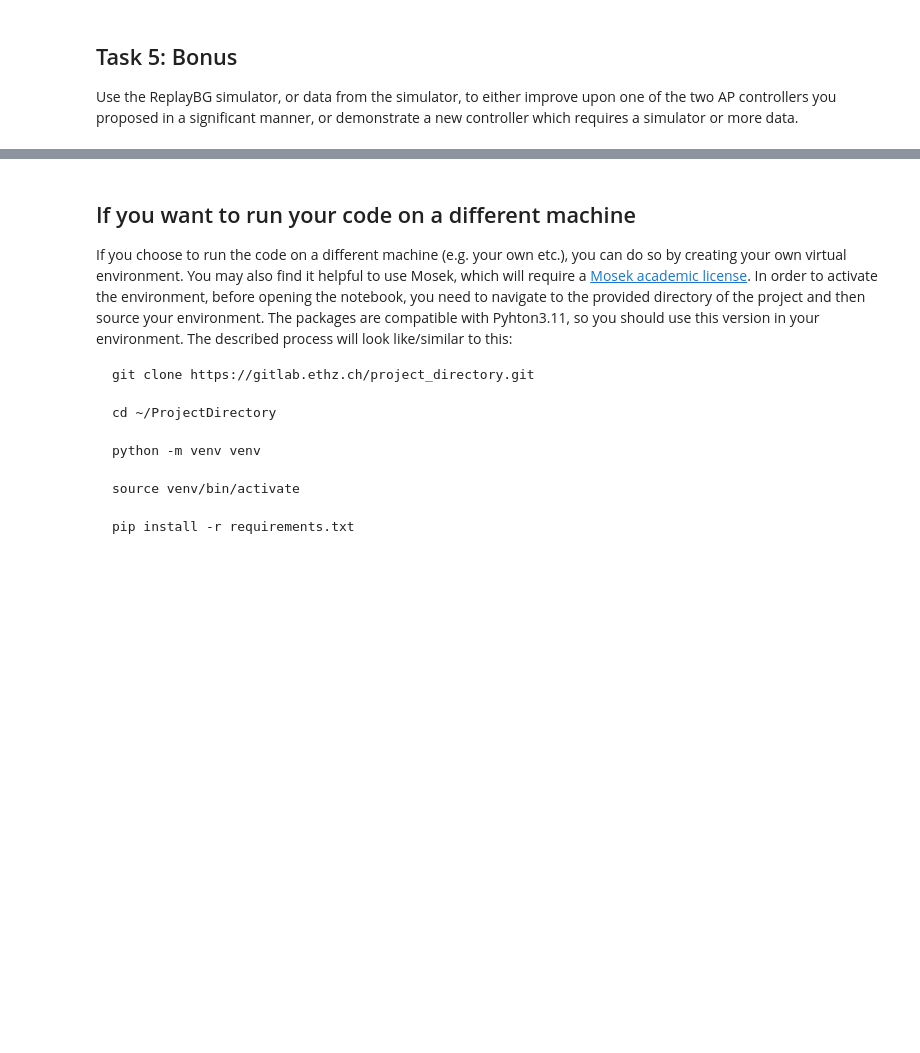
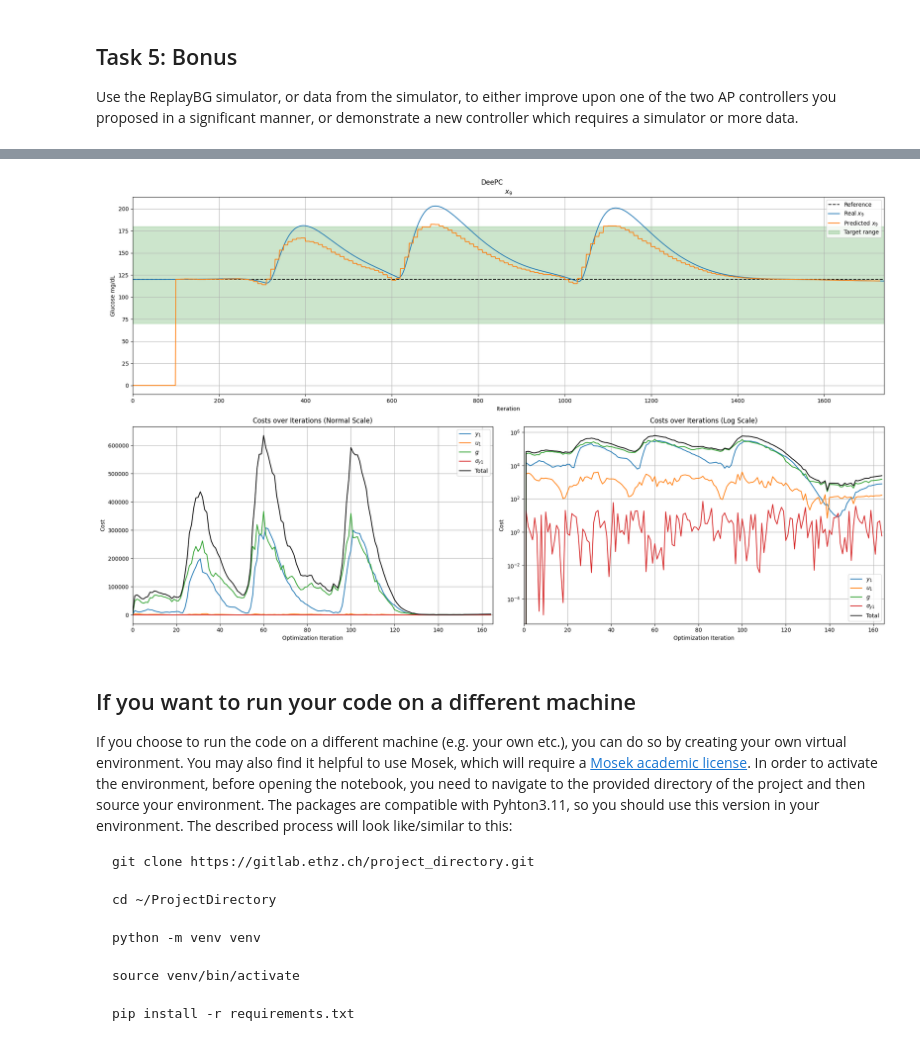
Before and after one commit to Jackmastro/MPC_DeePC_COCO, a Jupyter notebook: COCO2024project_GiacomoMastroddi.ipynb, the cells around one changed output, grey strips where cells are left out. Saved outputs shown, nothing was run; the diff lists cells and outputs as text; code cells hidden in the pictures; blank space fills up the shorter version.

```diff
--- a/COCO2024project_GiacomoMastroddi.ipynb
+++ b/COCO2024project_GiacomoMastroddi.ipynb
@@ -1701,3 +2134,92 @@ Use the ReplayBG simulator, or data from the simulator, to either improve upon o
+# %%
+##################################### Post-Processing - Additional Plots - Bonus ###################################
+tot_cost = controller_DeePC.tot_cost
+y1_cost = np.zeros(controller_DeePC.y1_var_open_loop.shape[0])
+u1_cost = np.zeros(controller_DeePC.u1_var_open_loop.shape[0])
+g_cost = np.zeros(controller_DeePC.g_var_open_loop.shape[0])
+sigma_y1_cost = np.zeros(controller_DeePC.sigma_y1_var_open_loop.shape[0])
+# slack_y1_ub_cost = np.zeros(controller_DeePC.slack_y1_ub_var_open_loop.shape[0])
+# slack_y1_lb_cost = np.zeros(controller_DeePC.slack_y1_lb_var_open_loop.shape[0])
+g_zero_norm = np.zeros(controller_DeePC.g_var_open_loop.shape[0])
+
+for i in range(1, controller_DeePC.y1_var_open_loop.shape[0]):
+    # Set to zero if no cost, meaning no optimization was performed
+    if controller_DeePC.tot_cost[i] == 0:
+        # Set all costs to zero
+        y1_cost[i] = 0
+        u1_cost[i] = 0
+        g_cost[i] = 0
+        sigma_y1_cost[i] = 0
+        # slack_y1_ub_cost[i] = 0
+        # slack_y1_lb_cost[i] = 0
+        g_zero_norm[i] = 0
+    else:
+        y1_cost[i] = (controller_DeePC.y1_var_open_loop[i,:] - controller_DeePC.y1_ref).T @ controller_DeePC.Q1 @ (controller_DeePC.y1_var_open_loop[i,:] - controller_DeePC.y1_ref)
+        u1_cost[i] = (controller_DeePC.u1_var_open_loop[i,:] - controller_DeePC.u1_ref).T @ controller_DeePC.R1 @ (controller_DeePC.u1_var_open_loop[i,:] - controller_DeePC.u1_ref)
+        g_cost[i] = np.linalg.norm(controller_DeePC.g_var_open_loop[i,:], 1) * controller_DeePC.lambda_g
+        sigma_y1_cost[i] = np.linalg.norm(controller_DeePC.sigma_y1_var_open_loop[i,:], 1) * controller_DeePC.lambda_sigma
+        # slack_y1_ub_cost[i] = controller_DeePC.slack_y1_ub_var_open_loop[i,:].T @ controller_DeePC.slack_y1_ub_var_open_loop[i,:] * controller_DeePC.s_ub
+        # slack_y1_lb_cost[i] = controller_DeePC.slack_y1_lb_var_open_loop[i,:].T @ controller_DeePC.slack_y1_lb_var_open_loop[i,:] * controller_DeePC.s_lb
+        # slack_y1_ub_cost[i] = np.sum(controller_DeePC.slack_y1_ub_var_open_loop[i,:]) * controller_DeePC.s_ub
+        # slack_y1_lb_cost[i] = np.sum(controller_DeePC.slack_y1_lb_var_open_loop[i,:]) * controller_DeePC.s_lb
+        g_zero_norm[i] = np.linalg.norm(controller_DeePC.g_var_open_loop[i,:], 0)
+
+# Value used to account for optimization right after T_past
+estim_used_first_iter = (T_past // control_horizon + 1) * control_horizon - T_past
+
+y1_open_loop = np.repeat(controller_DeePC.y1_var_open_loop[1:,:], discret_time, axis=1)
+y1_estimation = np.append(np.zeros((1, T_past)), y1_open_loop[1,:estim_used_first_iter]) # need to consider the first optimization
+y1_estimation = np.append(y1_estimation, y1_open_loop[2:,:control_horizon].reshape(-1,1))
+
+x_max = len(controller_DeePC.x9)
+
+fig = plt.figure(figsize=(20, 12))
+fig.suptitle('DeePC')
+gs = fig.add_gridspec(2, 2)
+
+ax1 = fig.add_subplot(gs[0, :])
+ax1.axhline(y=controller_DeePC.y1_ref[0], color='k', linestyle='--', label='Reference')
+ax1.plot(controller_DeePC.x9, label=r'Real $x_9$')
+ax1.plot(y1_estimation, label=r'Predicted $x_9$')
+ax1.fill_between(np.array([0, x_max]), np.array([70, 70]), np.array([180, 180]), color='green', alpha=0.2, label='Target range')
+ax1.set_xlabel('Iteration')
+ax1.set_ylabel('Glucose mg/dL')
+ax1.set_title(r'$x_9$')
+ax1.legend()
+ax1.grid()
+ax1.set_xlim(0, x_max)
+
+# Variables for the loop
+plots_info = [
+    (fig.add_subplot(gs[1, 0]), 'Costs over Iterations (Normal Scale)', 'linear'),
+    (fig.add_subplot(gs[1, 1]), 'Costs over Iterations (Log Scale)', 'log')
+    ]
+costs_data = [
+    (y1_cost, r'$y_1$'),
+    (u1_cost, r'$u_1$'),
+    (g_cost, r'$g$'),
+    (sigma_y1_cost, r'$\sigma_{y1}$'),
+    # (slack_y1_ub_cost, 'slack ub'),
+    # (slack_y1_lb_cost, 'slack lb'),
+    (tot_cost, 'Total', 'k')
+    ]
+# Costs
+for ax, title, yscale in plots_info:
+    for data, label, *color in costs_data:
+        ax.plot(data, label=label, color=color[0] if color else None)
+    ax.set_xlabel('Optimization Iteration')
+    ax.set_ylabel('Cost')
+    ax.set_title(title)
+    ax.legend()
+    ax.grid()
+    ax.set_xlim(0, len(tot_cost))
+    ax.set_yscale(yscale)
+
+plt.tight_layout()
+plt.show()
+plt.close()
+# %% [output]
+[figure, added]
 # %% [markdown]
 ## If you want to run your code on a different machine
 
```
Also changed, not shown: parts of 7 cells of this notebook.
